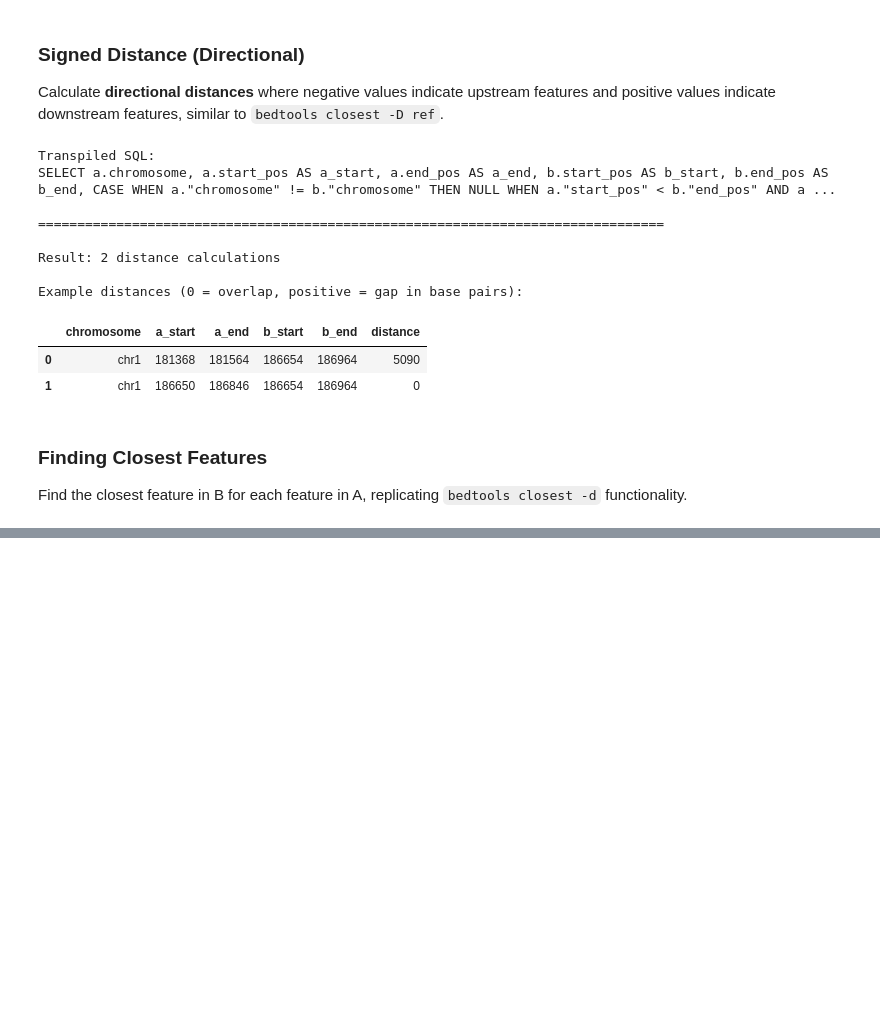
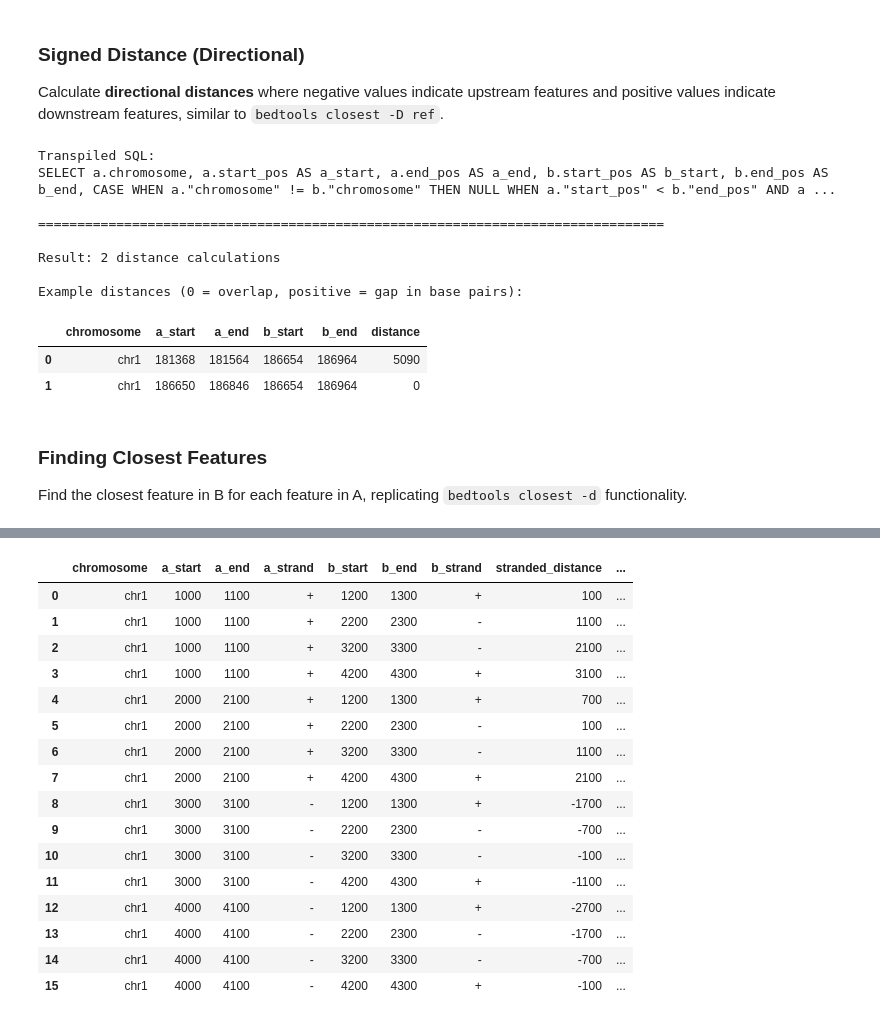
Before and after one commit to abdenlab/giql, a Jupyter notebook: demo.ipynb, the cells around one changed output, grey strips where cells are left out. Saved outputs shown, nothing was run; the diff lists cells and outputs as text; code cells hidden in the pictures; blank space fills up the shorter version.

```diff
--- a/demo.ipynb
+++ b/demo.ipynb
@@ -756,0 +737,67 @@ This demonstrates how GIQL provides a high-level, intuitive syntax for genomic i
+# %%
+# Create synthetic data with strand information to demonstrate stranded distance
+import pandas as pd
+
+# Create test features with defined strands
+stranded_features_a = pd.DataFrame({
+    'chromosome': ['chr1', 'chr1', 'chr1', 'chr1'],
+    'start_pos': [1000, 2000, 3000, 4000],
+    'end_pos': [1100, 2100, 3100, 4100],
+    'strand': ['+', '+', '-', '-']
+})
+
+stranded_features_b = pd.DataFrame({
+    'chromosome': ['chr1', 'chr1', 'chr1', 'chr1'],
+    'start_pos': [1200, 2200, 3200, 4200],
+    'end_pos': [1300, 2300, 3300, 4300],
+    'strand': ['+', '-', '-', '+']
+})
+
+# Register with DuckDB
+engine.conn.register("stranded_a", stranded_features_a)
+engine.conn.register("stranded_b", stranded_features_b)
+
+# Register schemas
+for table in ["stranded_a", "stranded_b"]:
+    engine.register_table_schema(
+        table,
+        {
+            "chromosome": "VARCHAR",
+            "start_pos": "BIGINT",
+            "end_pos": "BIGINT",
+            "strand": "VARCHAR"
+        },
+        genomic_column="position"
+    )
+
+# Query with stranded=true
+giql_query = """
+    SELECT
+        a.chromosome,
+        a.start_pos AS a_start,
+        a.end_pos AS a_end,
+        a.strand AS a_strand,
+        b.start_pos AS b_start,
+        b.end_pos AS b_end,
+        b.strand AS b_strand,
+        DISTANCE(a.position, b.position, stranded=true) AS stranded_distance,
+        DISTANCE(a.position, b.position) AS unstranded_distance
+    FROM stranded_a a
+    CROSS JOIN stranded_b b
+    WHERE a.chromosome = b.chromosome
+    ORDER BY a.start_pos, b.start_pos
+"""
+
+sql = engine.transpile(giql_query)
+cursor = engine.conn.execute(sql)
+result = cursor.df()
+
+print("Stranded Distance Examples:")
+print("\nKey observations:")
+print(f"- Same '+' strands (row 0): distance = {result.iloc[0]['stranded_distance']} (positive)")
+print(f"- Different strands, '+' first (row 1): distance = {result.iloc[1]['stranded_distance']} (positive, sign based on first interval)")
+print(f"- Same '-' strands (row 10): distance = {result.iloc[10]['stranded_distance']} (negative!)")
+print(f"- Different strands, '-' first (row 11): distance = {result.iloc[11]['stranded_distance']} (negative, sign based on first interval)")
+print("\nFull results:")
+result
+# %% [output]
@@ -756,0 +813,17 @@ This demonstrates how GIQL provides a high-level, intuitive syntax for genomic i
+|  | chromosome | a_start | a_end | a_strand | b_start | b_end | b_strand | stranded_distance | ... |
+| 0 | chr1 | 1000 | 1100 | + | 1200 | 1300 | + | 100 | ... |
+| 1 | chr1 | 1000 | 1100 | + | 2200 | 2300 | - | 1100 | ... |
+| 2 | chr1 | 1000 | 1100 | + | 3200 | 3300 | - | 2100 | ... |
+| 3 | chr1 | 1000 | 1100 | + | 4200 | 4300 | + | 3100 | ... |
+| 4 | chr1 | 2000 | 2100 | + | 1200 | 1300 | + | 700 | ... |
+| 5 | chr1 | 2000 | 2100 | + | 2200 | 2300 | - | 100 | ... |
+| 6 | chr1 | 2000 | 2100 | + | 3200 | 3300 | - | 1100 | ... |
+| 7 | chr1 | 2000 | 2100 | + | 4200 | 4300 | + | 2100 | ... |
+| 8 | chr1 | 3000 | 3100 | - | 1200 | 1300 | + | -1700 | ... |
+| 9 | chr1 | 3000 | 3100 | - | 2200 | 2300 | - | -700 | ... |
+| 10 | chr1 | 3000 | 3100 | - | 3200 | 3300 | - | -100 | ... |
+| 11 | chr1 | 3000 | 3100 | - | 4200 | 4300 | + | -1100 | ... |
+| 12 | chr1 | 4000 | 4100 | - | 1200 | 1300 | + | -2700 | ... |
+| 13 | chr1 | 4000 | 4100 | - | 2200 | 2300 | - | -1700 | ... |
+| 14 | chr1 | 4000 | 4100 | - | 3200 | 3300 | - | -700 | ... |
+| 15 | chr1 | 4000 | 4100 | - | 4200 | 4300 | + | -100 | ... |
```
Also changed, not shown: parts of 6 cells of this notebook, 2 other files.
